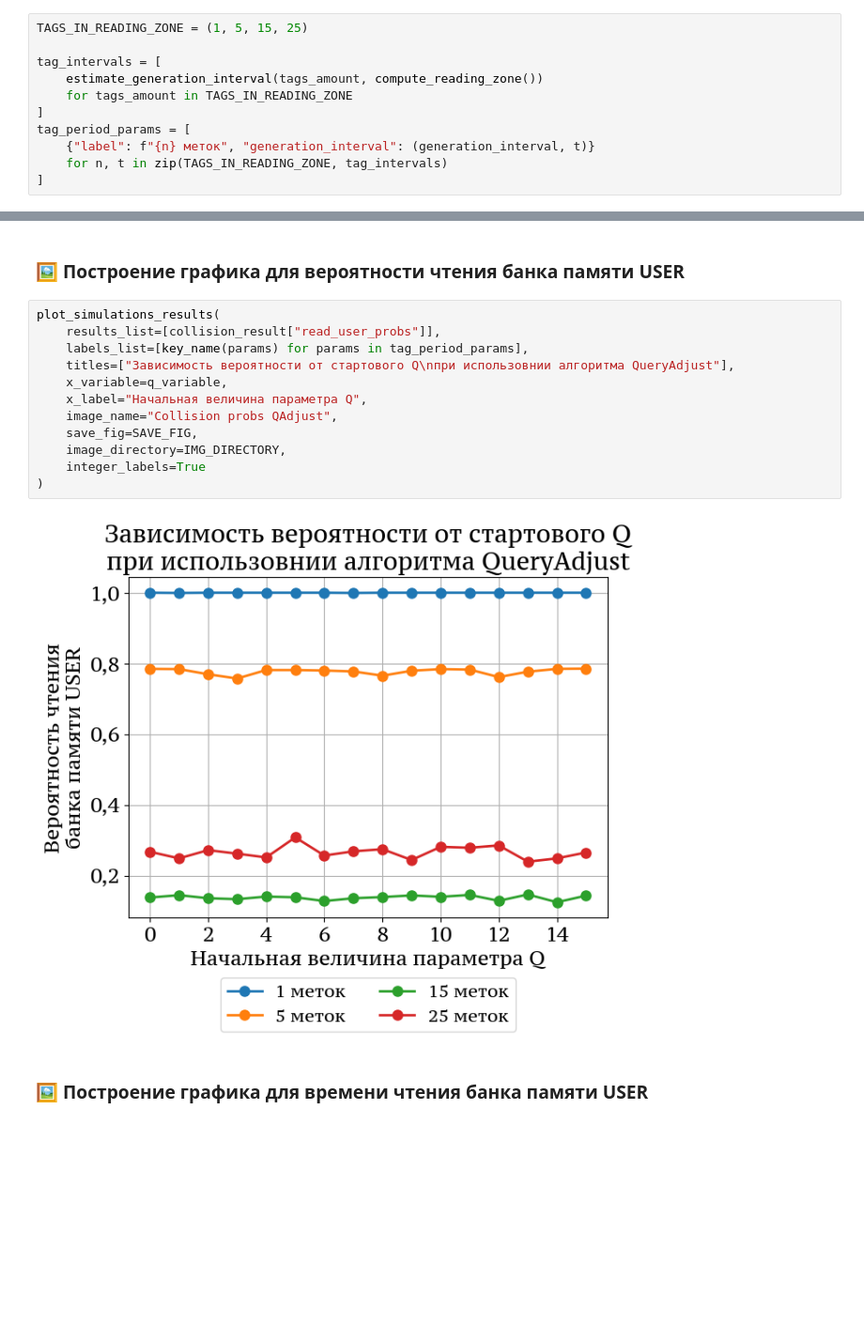
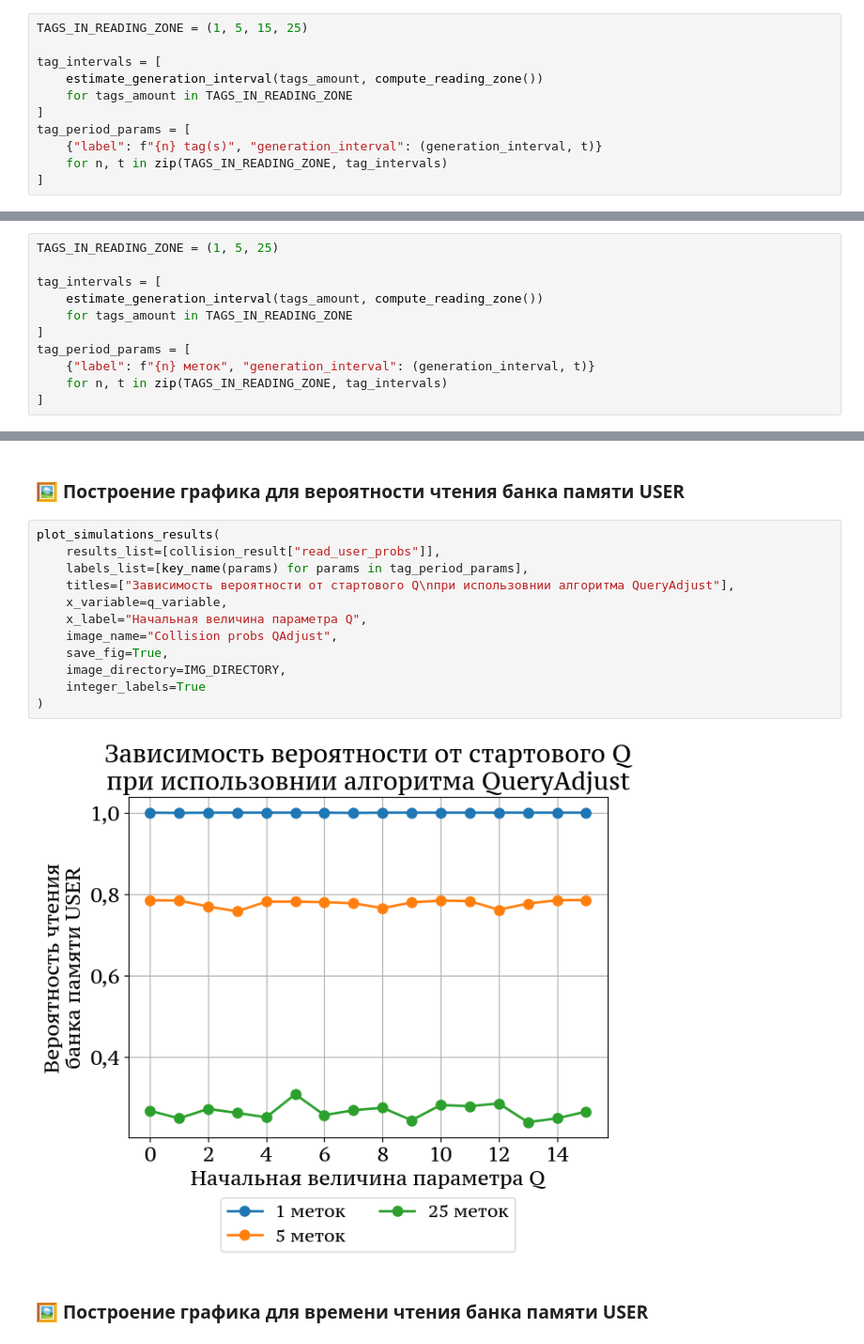
Before and after one commit to VilmenAbramian/simulation, a Jupyter notebook: pysim/experiments/notebooks/rfid_adjust.ipynb, the cells around one changed output, grey strips where cells are left out. Shown at 94% size. Cells and saved outputs as stored; diff of their text form; blank space fills up the shorter version.

```diff
--- a/pysim/experiments/notebooks/rfid_adjust.ipynb
+++ b/pysim/experiments/notebooks/rfid_adjust.ipynb
@@ -156,7 +157,7 @@ tag_intervals = [
     for tags_amount in TAGS_IN_READING_ZONE
 ]
 tag_period_params = [
-    {"label": f"{n} меток", "generation_interval": (generation_interval, t)}
+    {"label": f"{n} tag(s)", "generation_interval": (generation_interval, t)}
     for n, t in zip(TAGS_IN_READING_ZONE, tag_intervals)
 ]
 # %% [markdown]
@@ -288,6 +289,17 @@ plot_simulations_results(
 ---
 # %% [markdown]
 ### ⚙️ Параметры для разных кривых
+# %%
+TAGS_IN_READING_ZONE = (1, 5, 25)
+
+tag_intervals = [
+    estimate_generation_interval(tags_amount, compute_reading_zone())
+    for tags_amount in TAGS_IN_READING_ZONE
+]
+tag_period_params = [
+    {"label": f"{n} меток", "generation_interval": (generation_interval, t)}
+    for n, t in zip(TAGS_IN_READING_ZONE, tag_intervals)
+]
 # %%
 for tag_params_item in colllision_params_list:
     tag_params_item["useadjust"] = True
@@ -315,17 +327,17 @@ collision_result = calculate_simulations(
 # %%
 plot_simulations_results(
     results_list=[collision_result["read_user_probs"]],
     labels_list=[key_name(params) for params in tag_period_params],
     titles=["Зависимость вероятности от стартового Q\nпри использовнии алгоритма QueryAdjust"],
     x_variable=q_variable,
     x_label="Начальная величина параметра Q",
     image_name="Collision probs QAdjust",
-    save_fig=SAVE_FIG,
+    save_fig=True,
     image_directory=IMG_DIRECTORY,
     integer_labels=True
 )
 # %% [output]
-[figure, old version]
+[figure, new version]
 # %% [markdown]
 ### 🖼️ Построение графика для времени чтения банка памяти USER
 # %%
```
Also changed, not shown: parts of 7 cells of this notebook, 32 other files.
